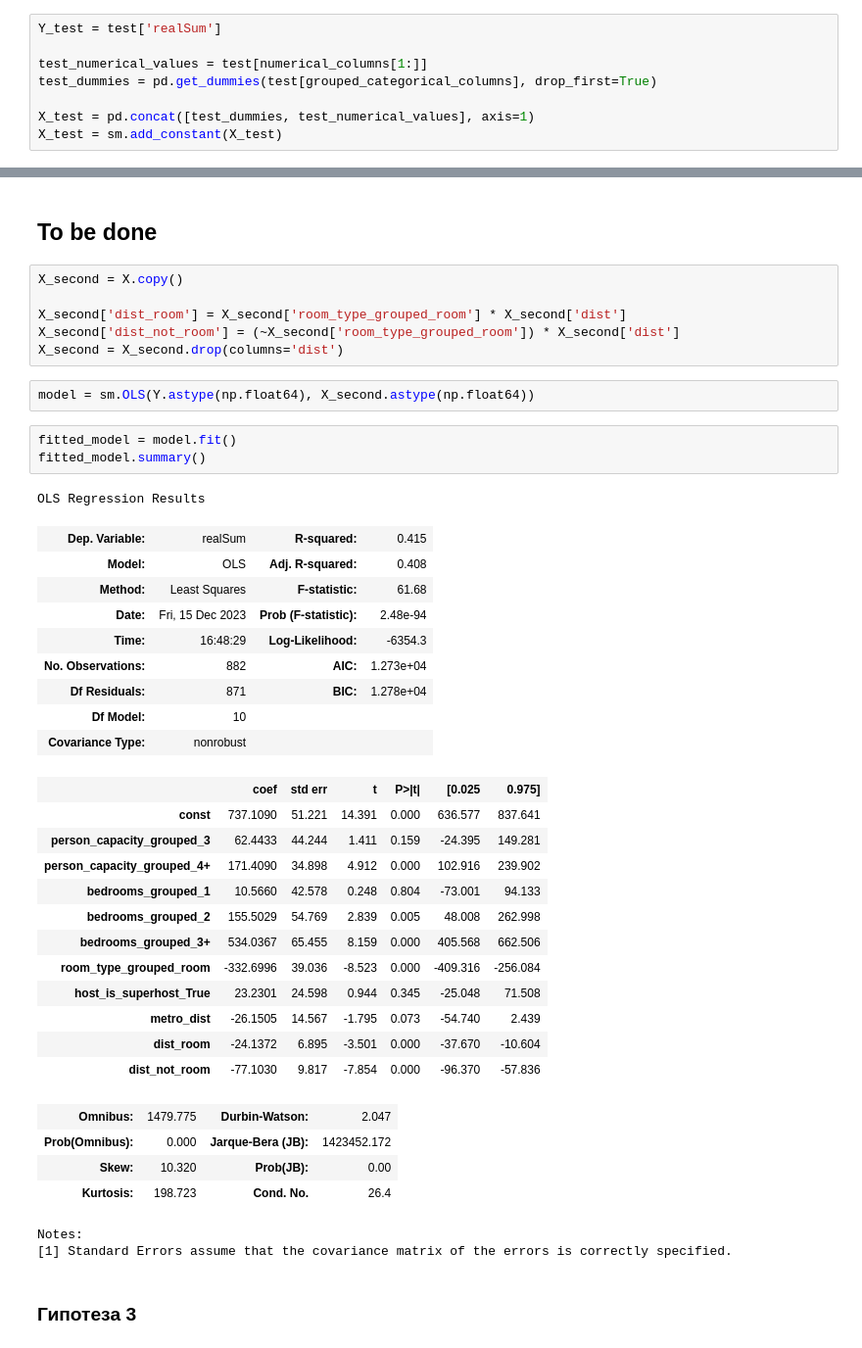
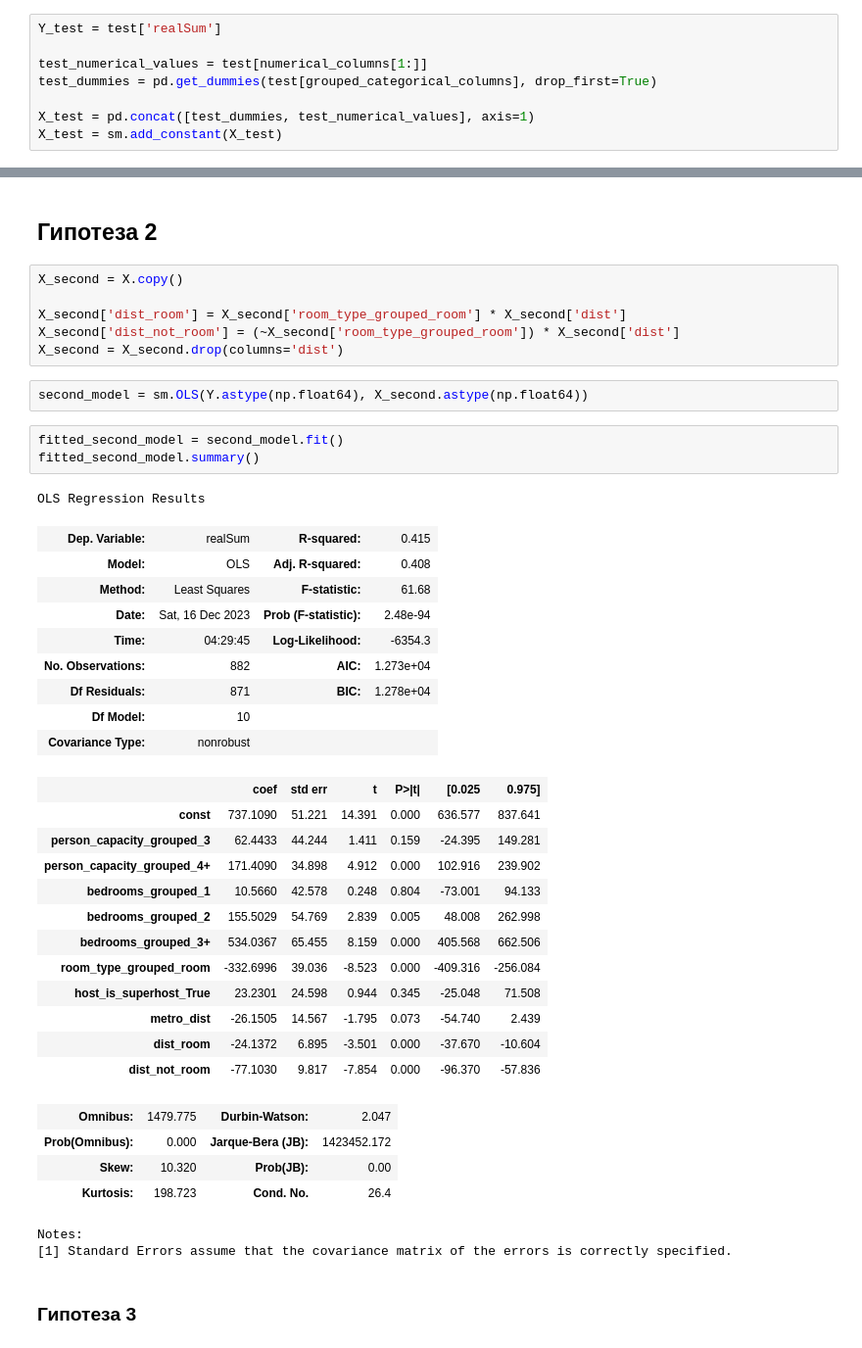
Before and after one commit to rmnigm/econometrics, a Jupyter notebook: notebooks/amsterdam_airbnb.ipynb, the cells around one changed output, grey strips where cells are left out. Shown at 98% size. Cells and saved outputs as stored; diff of their text form.

```diff
--- a/notebooks/amsterdam_airbnb.ipynb
+++ b/notebooks/amsterdam_airbnb.ipynb
@@ -641,7 +646,7 @@ het_white_result
 | F | 1.194001 |
 | F_P | 0.189231 |
 # %% [markdown]
-## To be done
+## Гипотеза 2
 # %%
 X_second = X.copy()
 
@@ -649,17 +654,17 @@ X_second['dist_room'] = X_second['room_type_grouped_room'] * X_second['dist']
 X_second['dist_not_room'] = (~X_second['room_type_grouped_room']) * X_second['dist']
 X_second = X_second.drop(columns='dist')
 # %%
-model = sm.OLS(Y.astype(np.float64), X_second.astype(np.float64))
+second_model = sm.OLS(Y.astype(np.float64), X_second.astype(np.float64))
 # %%
-fitted_model = model.fit()
-fitted_model.summary()
+fitted_second_model = second_model.fit()
+fitted_second_model.summary()
 # %% [output]
 OLS Regression Results
 | Dep. Variable: | realSum | R-squared: | 0.415 |
 | Model: | OLS | Adj. R-squared: | 0.408 |
 | Method: | Least Squares | F-statistic: | 61.68 |
-| Date: | Fri, 15 Dec 2023 | Prob (F-statistic): | 2.48e-94 |
-| Time: | 16:48:29 | Log-Likelihood: | -6354.3 |
+| Date: | Sat, 16 Dec 2023 | Prob (F-statistic): | 2.48e-94 |
+| Time: | 04:29:45 | Log-Likelihood: | -6354.3 |
 | No. Observations: | 882 | AIC: | 1.273e+04 |
 | Df Residuals: | 871 | BIC: | 1.278e+04 |
 | Df Model: | 10 |  |  |
```
Also changed, not shown: parts of 30 cells of this notebook.
